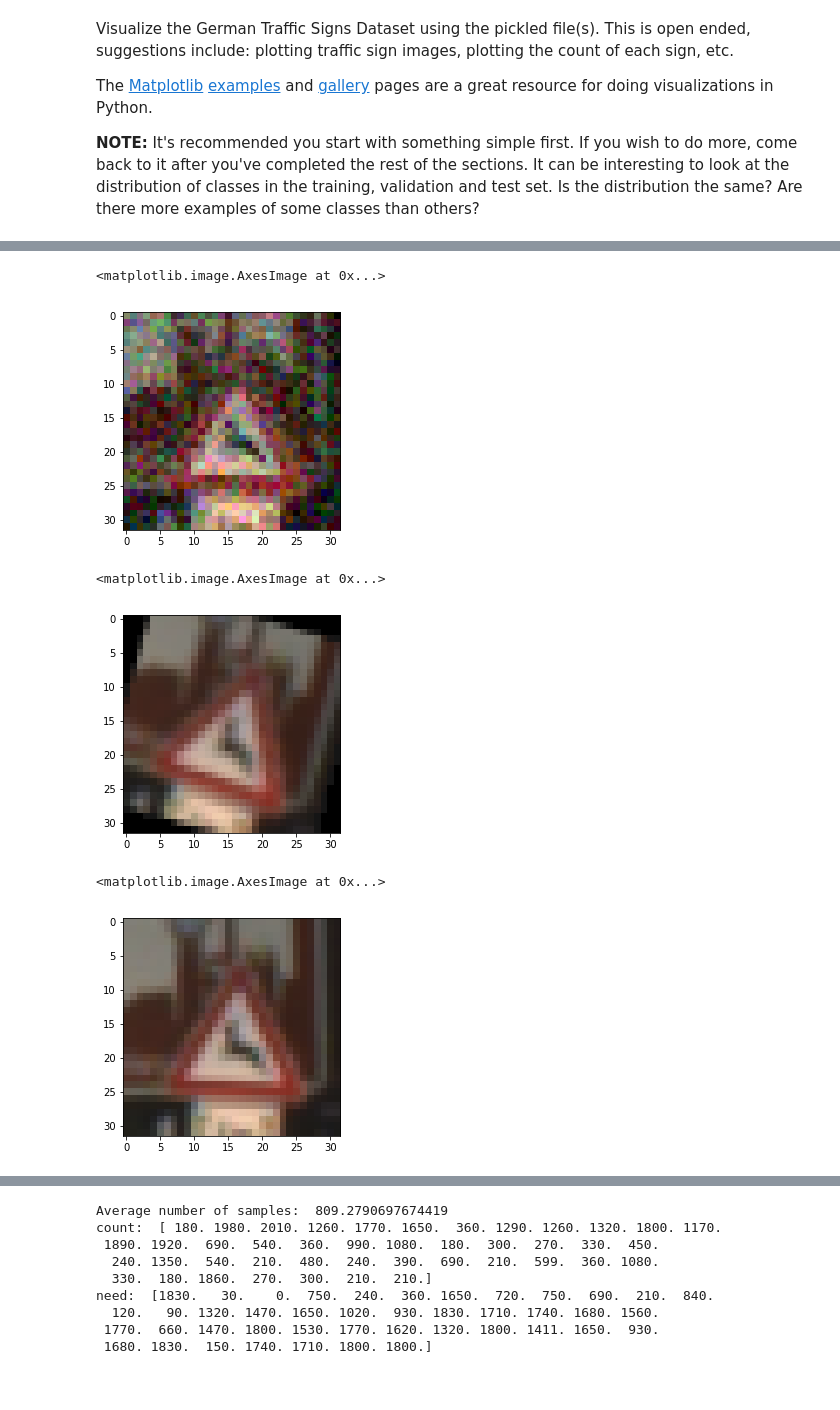
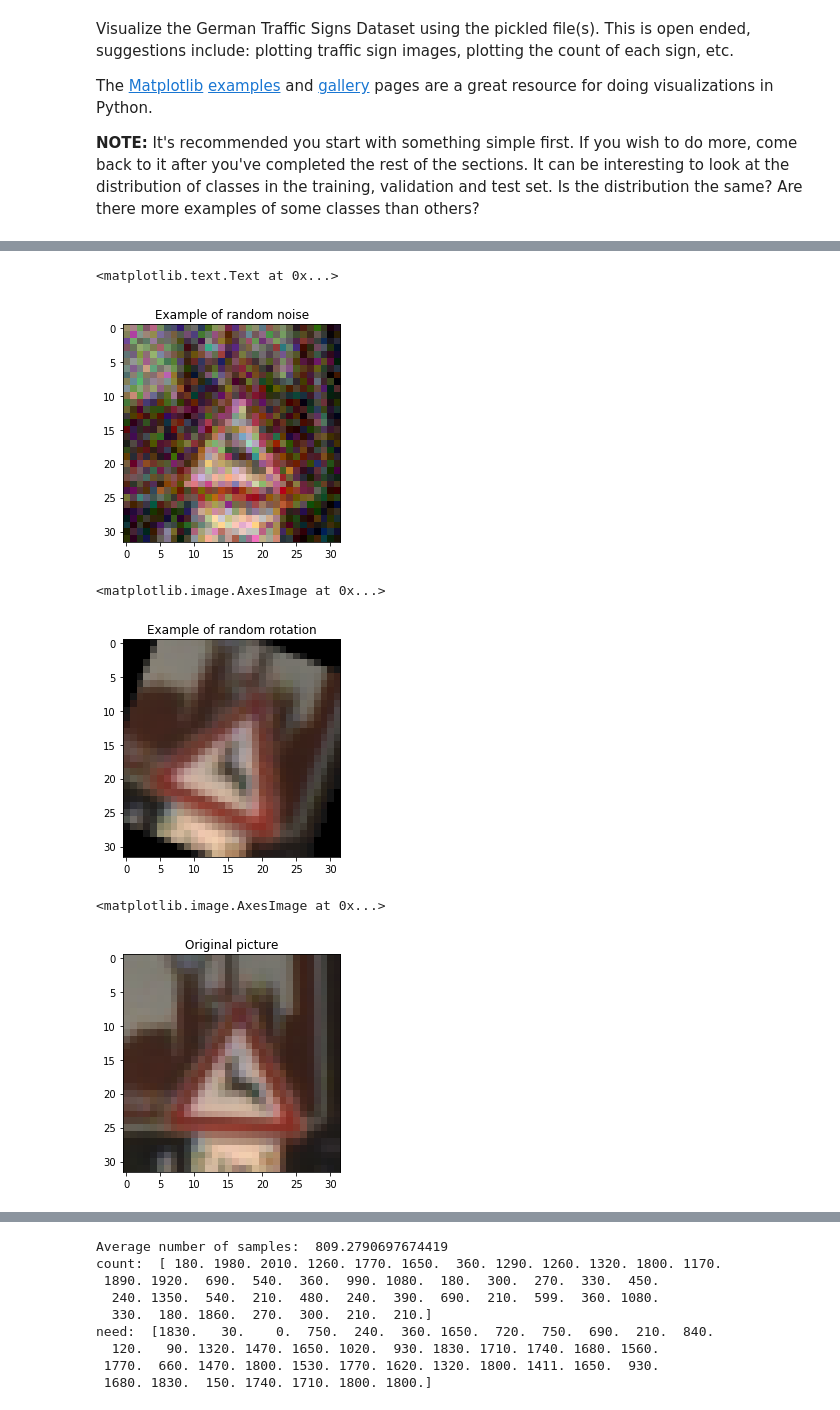
Before and after one commit to rozoalex/Traffic_Sign_Classifier, a Jupyter notebook: Traffic_Sign_Classifier.ipynb, the cells around one changed output, grey strips where cells are left out. Cells and saved outputs as stored; diff of their text form; code cells hidden in the pictures.

```diff
--- a/Traffic_Sign_Classifier.ipynb
+++ b/Traffic_Sign_Classifier.ipynb
@@ -103,18 +103,21 @@ plot_random_from_dataset(X_train, y_train, labels)
 # %%
 plt.imshow(sk.util.random_noise(X_train[757]))
+plt.title('Example of random noise')
 # %% [output]
-<matplotlib.image.AxesImage at 0x...>
+<matplotlib.text.Text at 0x...>
-[figure, old version]
+[figure, new version]
 # %%
+plt.title('Example of random rotation')
 plt.imshow(sk.transform.rotate(X_train[757], random.uniform(-25, 25)))
 # %% [output]
 <matplotlib.image.AxesImage at 0x...>
-[figure, old version]
+[figure, new version]
 # %%
+plt.title('Original picture')
 plt.imshow(X_train[757])
 # %% [output]
 <matplotlib.image.AxesImage at 0x...>
-[figure, old version]
+[figure, new version]
 # %%
 def normalize(x):
     return (x.astype(float) - 128) / 128
```
Also changed, not shown: parts of 14 cells of this notebook, 3 other files.
